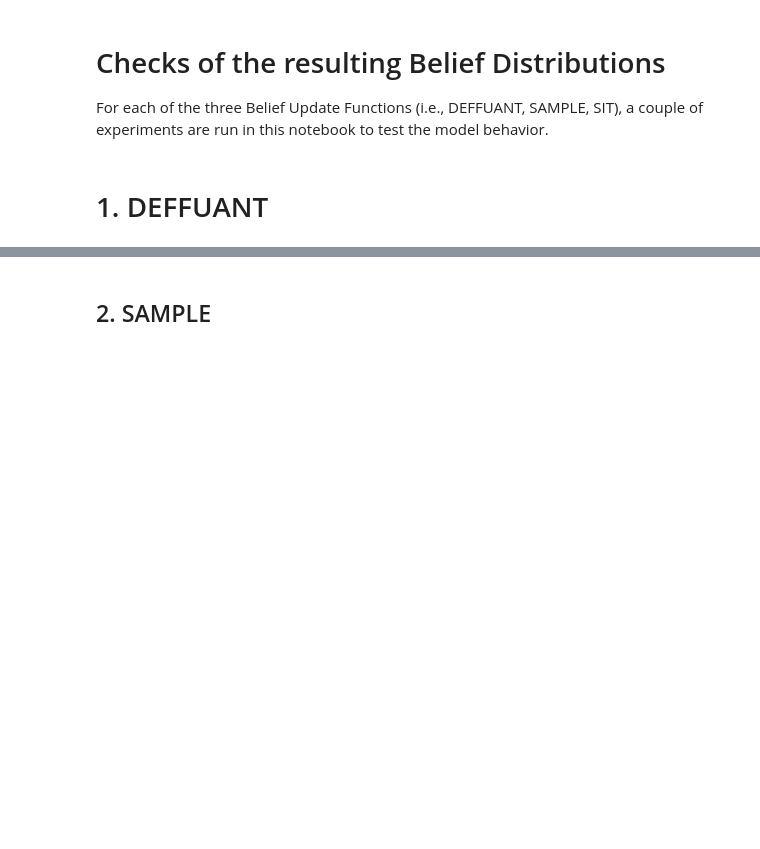
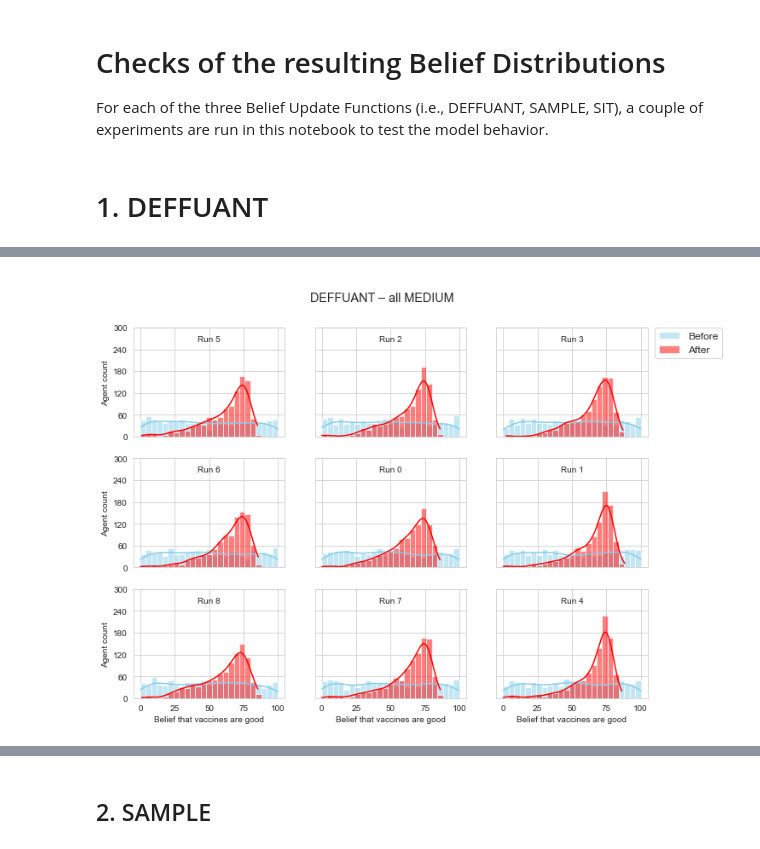
Before and after one commit to felicity-reddel/MisinfoPy, a Jupyter notebook: notebooks/belief_distribution_checks.ipynb, the cells around one changed output, grey strips where cells are left out. Drawn from its saved outputs; the diff is of its cells as text; code cells hidden in the pictures; blank space fills up the shorter version.

```diff
--- a/notebooks/belief_distribution_checks.ipynb
+++ b/notebooks/belief_distribution_checks.ipynb
@@ -22,5 +22,7 @@ create_subplot(data=data, title="DEFFUANT – all OFF")
 # %%
 # all MEDIUM
-data = run_experiment(mlit_select=0.0, rank_punish=-0.0, del_t=0.0, rank_t=0.0, strikes_t=0.0, belief_update=belief_update_fn)
+data = run_experiment(mlit_select=0.2, del_t=0.1, rank_t=0.2, rank_punish=-0.2, strikes_t=0.1, belief_update=belief_update_fn)
 # %%
-create_subplot(data=data, title="DEFFUANT – all MEDIUM")
+create_subplot(data=data, title="DEFFUANT – all MEDIUM", y_max=300)
+# %% [output]
+[figure, added]
```
Also changed, not shown: parts of 49 cells of this notebook, 1 other file.
